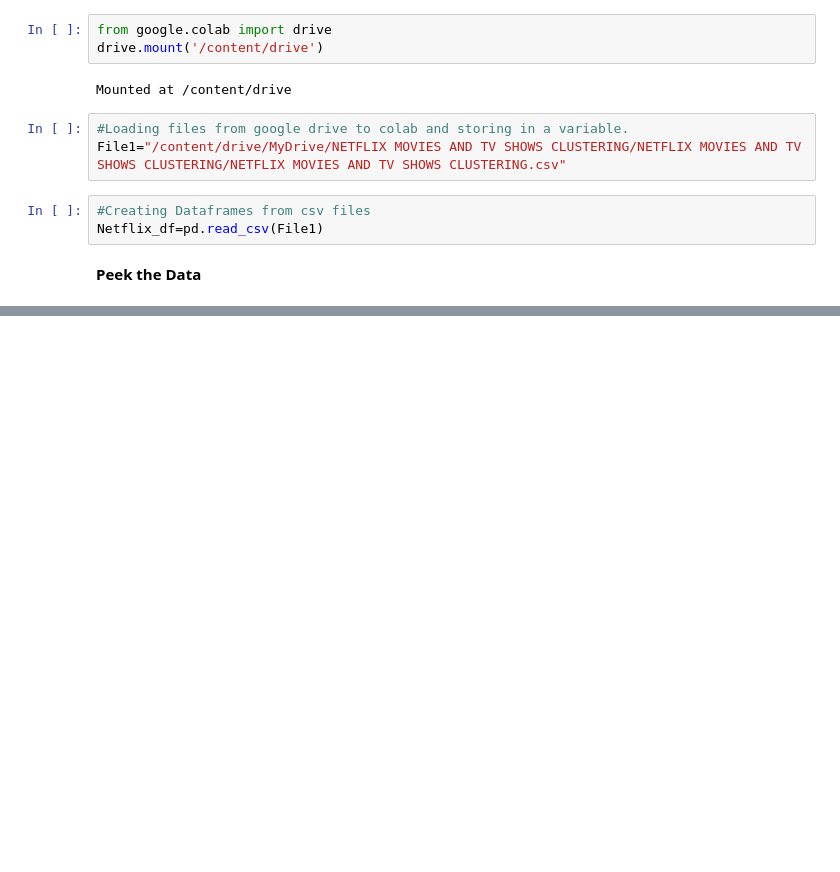
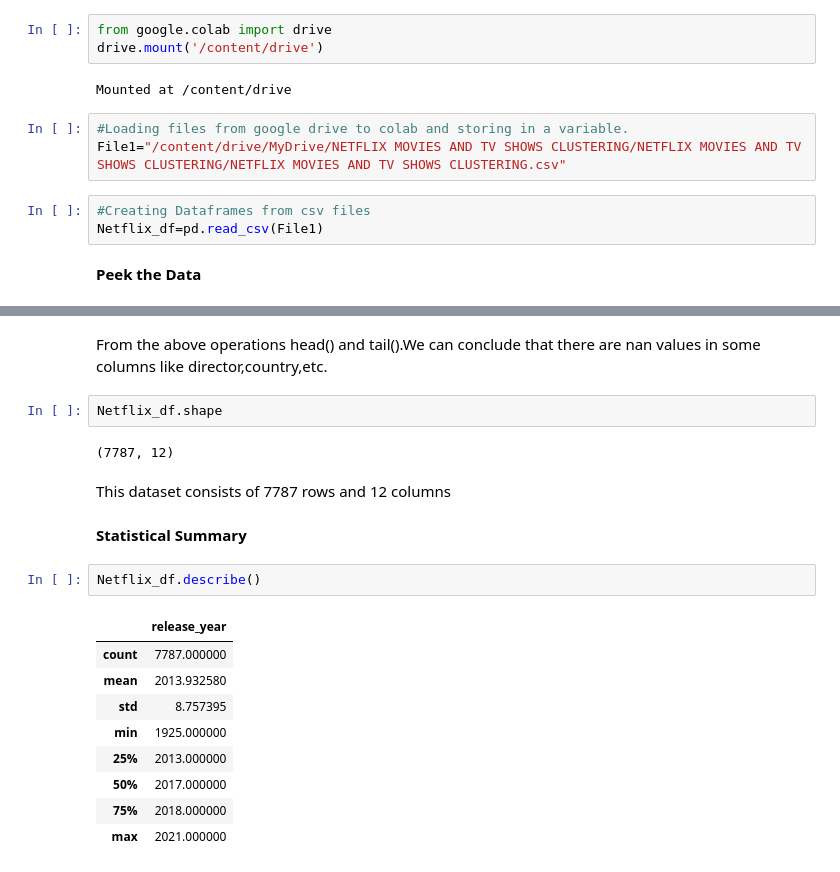
Before and after one commit to aditi10998/Netflix_movies_and_TV_shows, a Jupyter notebook: NETFLIX_MOVIES_AND_TV_SHOWS_CLUSTERING.ipynb, the cells around one changed output, grey strips where cells are left out. Cells and saved outputs as stored; diff of their text form; blank space fills up the shorter version.

```diff
--- a/NETFLIX_MOVIES_AND_TV_SHOWS_CLUSTERING.ipynb
+++ b/NETFLIX_MOVIES_AND_TV_SHOWS_CLUSTERING.ipynb
@@ -82,3 +82,25 @@ Netflix_df.tail()
 | 7784 | s7785 | Movie | Zulu Man in Japan | NaN | Nasty C | NaN | September 25, 2020 | 2019 | TV-MA | 44 min | ... |
 | 7785 | s7786 | TV Show | Zumbo's Just Desserts | NaN | Adriano Zumbo, Rachel Khoo | Australia | October 31, 2020 | 2019 | TV-PG | 1 Season | ... |
 | 7786 | s7787 | Movie | ZZ TOP: THAT LITTLE OL' BAND FROM... | Sam Dunn | NaN | United Kingdom, Canada, United St... | March 1, 2020 | 2019 | TV-MA | 90 min | ... |
+# %% [markdown]
+From the above operations head() and tail().We can conclude that there are nan values in some columns like director,country,etc.
+# %%
+Netflix_df.shape
+# %% [output]
+(7787, 12)
+# %% [markdown]
+This dataset consists of 7787 rows and 12 columns
+# %% [markdown]
+**Statistical Summary**
+# %%
+Netflix_df.describe()
+# %% [output]
+|  | release_year |
+| count | 7787.000000 |
+| mean | 2013.932580 |
+| std | 8.757395 |
+| min | 1925.000000 |
+| 25% | 2013.000000 |
+| 50% | 2017.000000 |
+| 75% | 2018.000000 |
+| max | 2021.000000 |
```
Also changed, not shown: parts of 10 cells of this notebook.
